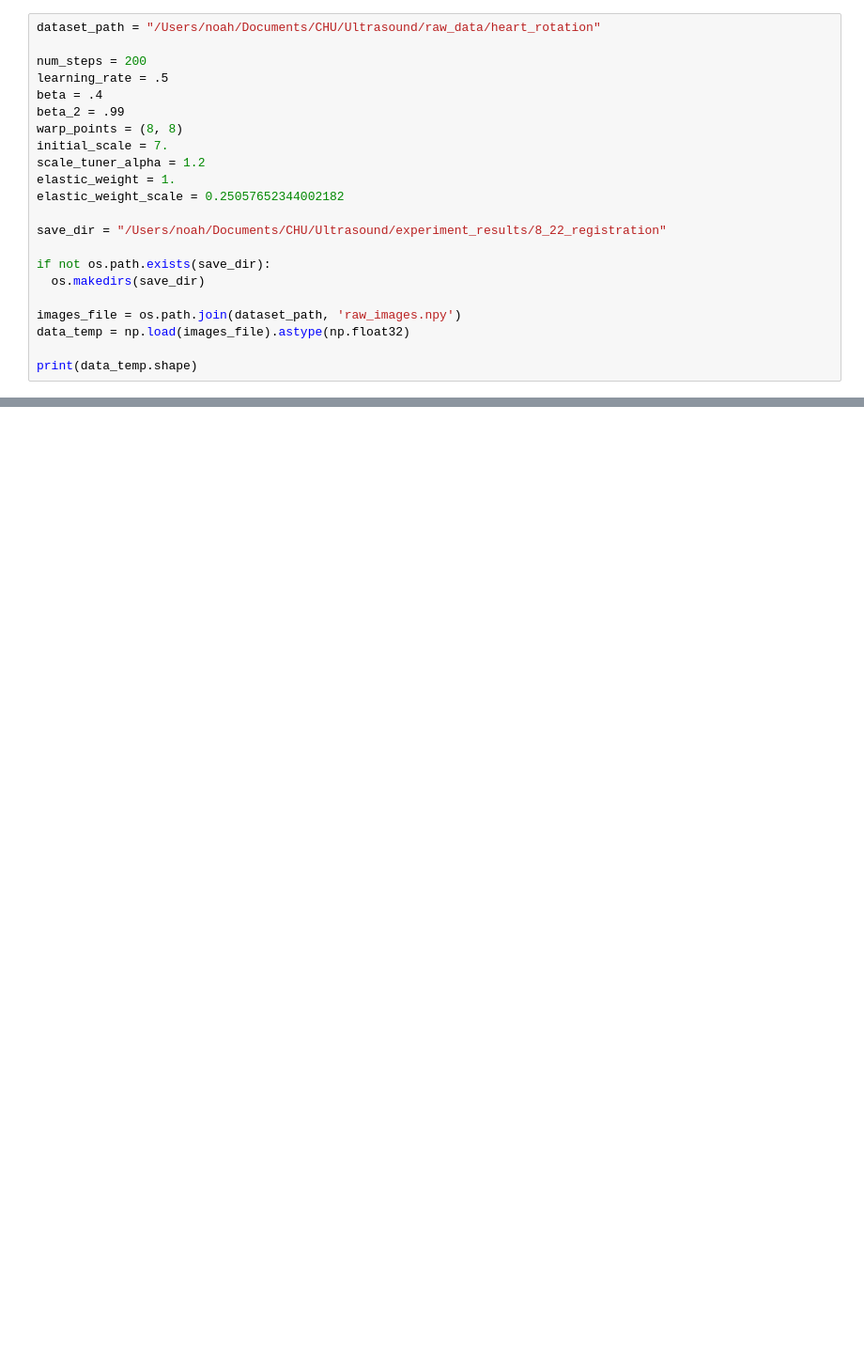
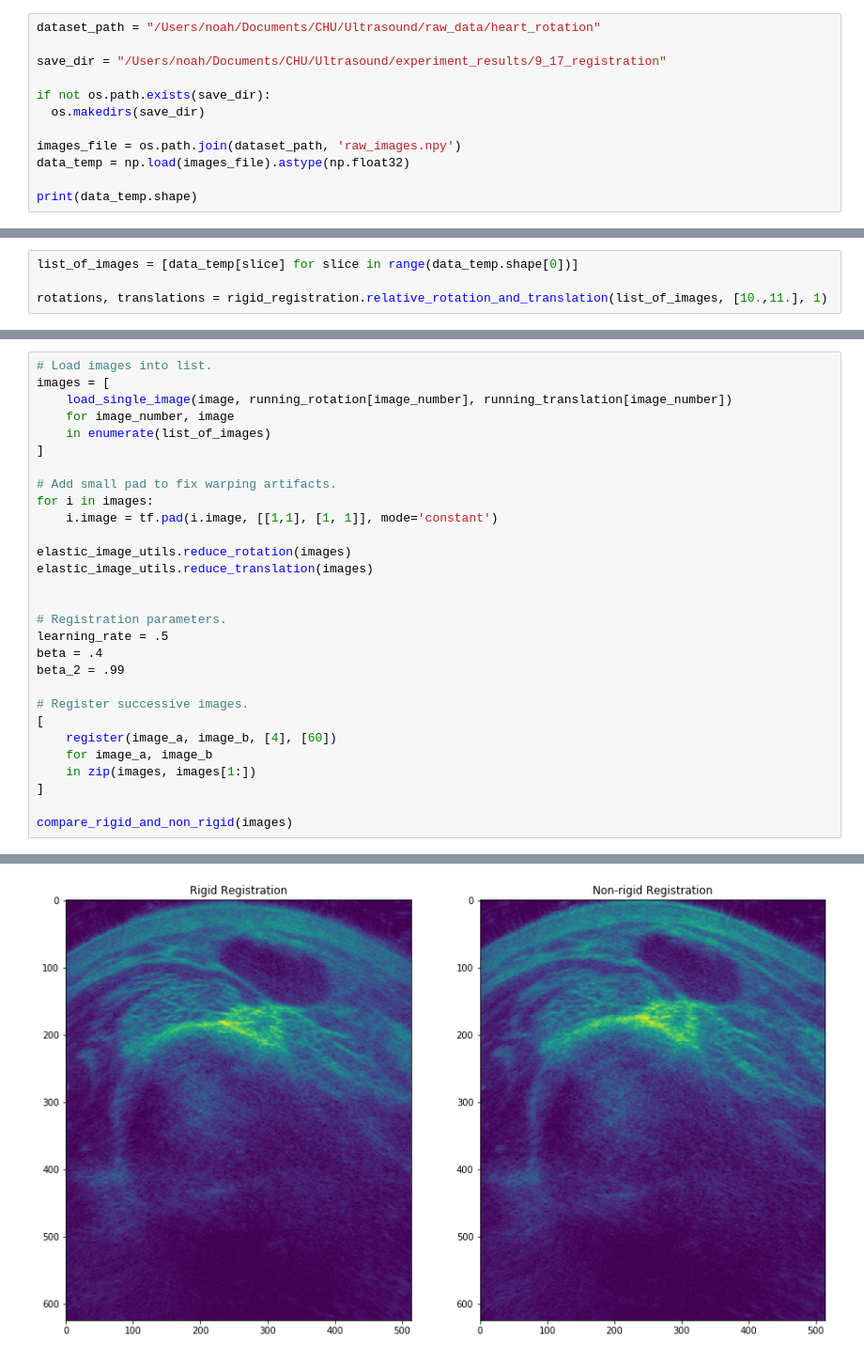
Before and after one commit to chulab/Ultrasound, a Jupyter notebook: ipython_notebooks/registration.ipynb, the cells around one changed output, grey strips where cells are left out. Shown at 94% size. Saved outputs shown, nothing was run; the diff lists cells and outputs as text; blank space fills up the shorter version.

Commit message:
First commit of image registration by gradient descent.

```diff
--- a/ipython_notebooks/registration.ipynb
+++ b/ipython_notebooks/registration.ipynb
@@ -29,17 +30,7 @@ TypeError: unsupported operand type(s) for /: 'TensorShape' and 'float'
 # %%
 dataset_path = "/Users/noah/Documents/CHU/Ultrasound/raw_data/heart_rotation"
 
-num_steps = 200
-learning_rate = .5
-beta = .4
-beta_2 = .99
-warp_points = (8, 8)
-initial_scale = 7.
-scale_tuner_alpha = 1.2
-elastic_weight = 1.
-elastic_weight_scale = 0.25057652344002182
-
-save_dir = "/Users/noah/Documents/CHU/Ultrasound/experiment_results/8_22_registration"
+save_dir = "/Users/noah/Documents/CHU/Ultrasound/experiment_results/9_17_registration"
 
 if not os.path.exists(save_dir):
   os.makedirs(save_dir)
@@ -268,0 +180,4 @@ plot_displacement_vectors(image_a.control_points.numpy(), control_point_utils.pr
+# %%
+list_of_images = [data_temp[slice] for slice in range(data_temp.shape[0])]
+
+rotations, translations = rigid_registration.relative_rotation_and_translation(list_of_images, [10.,11.], 1)
@@ -268,0 +218,30 @@ plot_displacement_vectors(image_a.control_points.numpy(), control_point_utils.pr
+# %%
+# Load images into list.
+images = [
+    load_single_image(image, running_rotation[image_number], running_translation[image_number])
+    for image_number, image
+    in enumerate(list_of_images)
+]
+
+# Add small pad to fix warping artifacts.
+for i in images:
+    i.image = tf.pad(i.image, [[1,1], [1, 1]], mode='constant')
+
+elastic_image_utils.reduce_rotation(images)
+elastic_image_utils.reduce_translation(images)
+
+
+# Registration parameters.
+learning_rate = .5
+beta = .4
+beta_2 = .99
+
+# Register successive images.
+[
+    register(image_a, image_b, [4], [60])
+    for image_a, image_b
+    in zip(images, images[1:])
+]
+
+compare_rigid_and_non_rigid(images)
+# %% [output]
@@ -268,0 +256 @@ plot_displacement_vectors(image_a.control_points.numpy(), control_point_utils.pr
+[figure, added]
```
Also changed, not shown: parts of 23 cells of this notebook.
